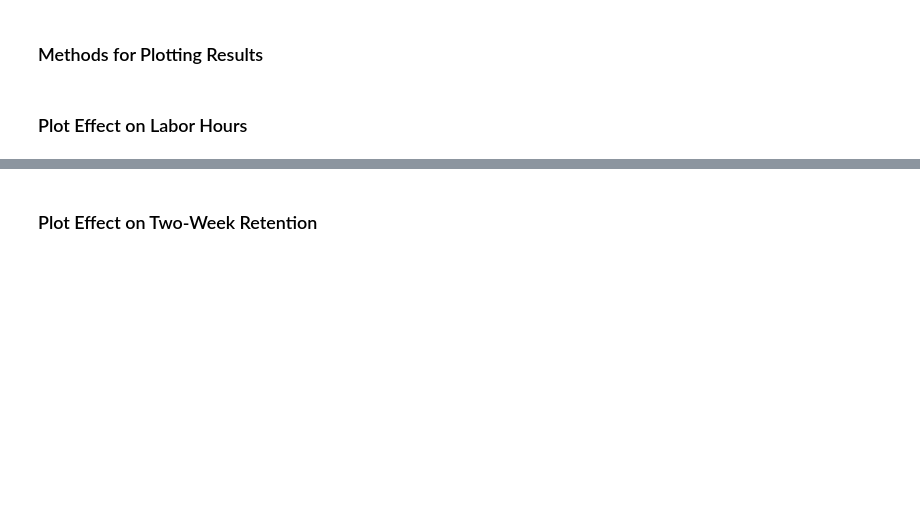
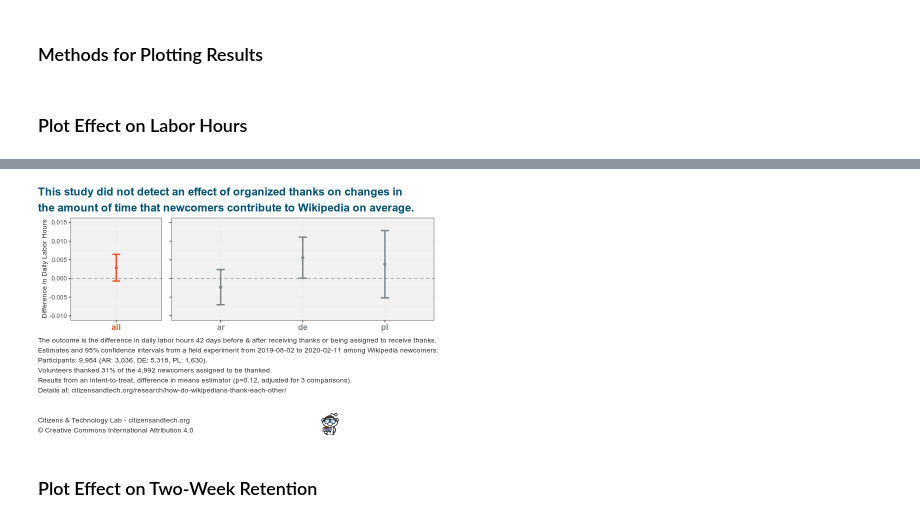
Before and after one commit to citizensandtech/CivilServant-Analysis, a Jupyter notebook: reports/gratitude-2020/wikipedia-thanks-recipient-analysis-spring-2020.R.ipynb, the cells around one changed output, grey strips where cells are left out. Saved outputs shown, nothing was run; the diff lists cells and outputs as text; code cells hidden in the pictures; blank space fills up the shorter version.

Commit message:
updated thanks recipient analysis

```diff
--- a/reports/gratitude-2020/wikipedia-thanks-recipient-analysis-spring-2020.R.ipynb
+++ b/reports/gratitude-2020/wikipedia-thanks-recipient-analysis-spring-2020.R.ipynb
@@ -52,3 +67,15 @@ end.date   = "2020-02-11"
+# %%
+start.date = "2019-08-02"
+end.date   = "2020-02-11"
+end.caption.text = "Details at: citizensandtech.org/research/how-do-wikipedians-thank-each-other/
+
+
+Citizens & Technology Lab - citizensandtech.org
+© Creative Commons International Attribution 4.0"
+
+lab.anewc <- "all newcomers"
+lab.newc <- "newcomers"
+lab.exp <- "experienced"
 # %%
 cat.logo.filename <- "../../assets/CAT-Logo-Horizontal-social-media-preview-color.png"
 logo.img <- readPNG(cat.logo.filename)
@@ -621,3 +588,73 @@ labor.hours.plot
+# %%
+options(repr.plot.width = 8, repr.plot.height = 5, repr.plot.res = 100)
+
+df1 <- subset(all.lang.results, model=="labor hours" & lang == "all" & subgroup=="newcomer")
+
+df2 <- subset(all.lang.results, model=="labor hours" & subgroup=="newcomer" & lang!="all")
+
+
+labor.hours.participants.count <- prettyNum(df1$n.size, big.mark=",")
+labor.hours.participants.count.new.ar <- prettyNum(subset(df2, lang=="ar")$n.size, big.mark=',')
+labor.hours.participants.count.new.de <- prettyNum(subset(df2, lang=="de")$n.size, big.mark=',')
+labor.hours.participants.count.new.pl <-prettyNum(subset(df2, lang=="pl")$n.size, big.mark=',')
+labor.hours.participants.assigned.perc <-round(df1$n.thanked.count/(df1$n.size/2)*100)
+labor.hours.participants.assigned.total <-prettyNum(df1$n.size/2, big.mark=",")
+labor.hours.participants.assigned.dimest <- prettyNum(df1$pvalue, digits=2)
+labor.hours.ylab <- "Difference in Daily Labor Hours"
+
+labor.hours.plot.title <- "This study did not detect an effect of organized thanks on changes in
+the amount of time that newcomers contribute to Wikipedia on average."
+
+labor.hours.plot.caption <- str_interp(
+    "The outcome is the difference in daily labor hours 42 days before & after receiving thanks or being assigned to receive thanks.
+Estimates and 95% confidence intervals from a field experiment from ${start.date} to ${end.date} among Wikipedia newcomers.
+Participants: ${labor.hours.participants.count} (AR: ${labor.hours.participants.count.new.ar}, DE: ${labor.hours.participants.count.new.de}, PL: ${labor.hours.participants.count.new.pl}).
+Volunteers thanked ${labor.hours.participants.assigned.perc}% of the ${labor.hours.participants.assigned.total} newcomers assigned to be thanked.
+Results from an intent-to-treat, difference in means estimator (p=${labor.hours.participants.assigned.dimest}, adjusted for 3 comparisons).
+${end.caption.text}")
+
+
+all.plot <- ggplot(df1, aes(lang, Estimate)) +
+        geom_hline(yintercept = 0, linetype="dashed", color="#999999") +
+        geom_errorbar(aes(ymax=df1$CI.Upper, ymin=df1$CI.Lower),
+                      size=1, color=chartpalette[1], width=0.1) +
+        geom_point(color=chartpalette[1]) +
+        ylab(labor.hours.ylab) +
+        cat.theme +
+        theme(axis.title.x=element_blank(),
+              axis.text.x = element_text(size=12, face="bold", color=chartpalette[1])) +
+        ylim(-0.01, 0.015)
+
+
+
+lang.plot <- ggplot(df2, aes(lang, Estimate)) +
+        geom_hline(yintercept = 0, linetype="dashed", color="#999999") +
+        geom_errorbar(aes(ymax=df2$CI.Upper, ymin=df2$CI.Lower),
+                      size=1, color=chartpalette[3], width=0.1) +
+        geom_point(color=chartpalette[3]) +
+        cat.theme +
+        theme(axis.text.y = element_blank(),
+              axis.title  = element_blank(),
+              axis.text.x = element_text(size=12, face="bold", color=chartpalette[3])) +
+        ylab("") +
+        xlab("") +
+        ylim(-0.01, 0.015)
+
+labor.hours.plot <- ggarrange(all.plot, lang.plot, ncol=2, nrow=1, widths=c(1.5,3.2))
+
+
+labor.hours.plot <- annotate_figure(labor.hours.plot,
+                        top=text_grob(labor.hours.plot.title,
+                                      hjust=0, x=0, size=16,
+                                      face="bold",
+                                      color=chartpalette[2]),
+                        bottom=text_grob(labor.hours.plot.caption,
+                                         hjust=0, x=0, size=10,
+                                         color=chartpalette[4])) +
+                  annotation_custom(logo.pngob, ymin=-0.92, xmin=0.7, xmax=1)
+labor.hours.plot
+# %% [output]
+[figure, added]
 # %% [markdown]
 ### Plot Effect on Two-Week Retention
 # %%
```
Also changed, not shown: parts of 15 cells of this notebook, 1 other file.
